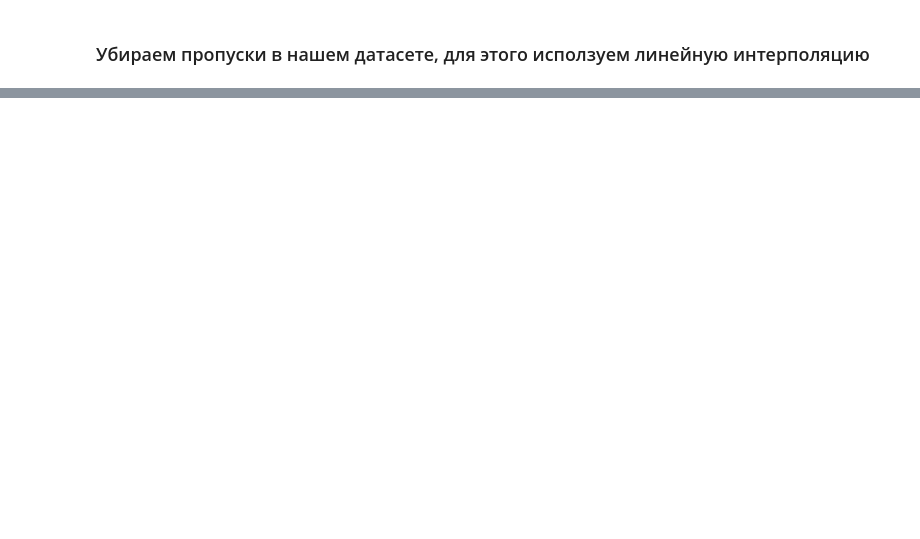
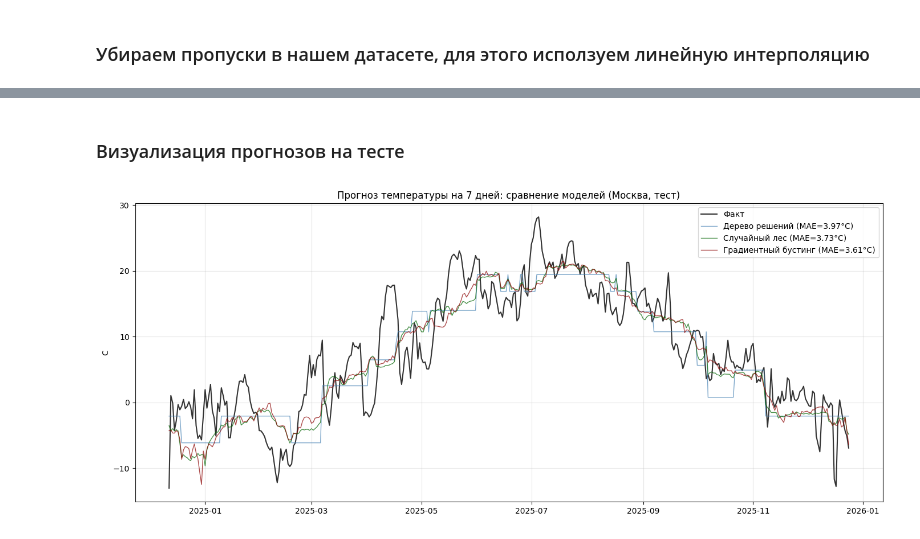
Before and after one commit to chubinho/Lab-2-Frameworks, a Jupyter notebook: lab2.ipynb, the cells around one changed output, grey strips where cells are left out. Saved outputs shown, nothing was run; the diff lists cells and outputs as text; code cells hidden in the pictures; blank space fills up the shorter version.

```diff
--- a/lab2.ipynb
+++ b/lab2.ipynb
@@ -220,0 +840,25 @@ KeyError: 'city'
+# %%
+models = {
+    'Дерево решений': DecisionTreeRegressor(**study_dt.best_params, random_state=42),
+    'Случайный лес': RandomForestRegressor(**study_rf.best_params, random_state=42, n_jobs=-1),
+    'Градиентный бустинг': GradientBoostingRegressor(**study_gb.best_params, random_state=42),
+}
+
+results = {}
+for name, model in models.items():
+    model.fit(X_train, y_train)
+    pred_train = model.predict(X_train)
+    pred_val = model.predict(X_val)
+    pred_test = model.predict(X_test)
+
+    results[name] = {
+        'MAE_train': mean_absolute_error(y_train, pred_train),
+        'MAE_val': mean_absolute_error(y_val, pred_val),
+        'MAE_test': mean_absolute_error(y_test, pred_test),
+        'pred_test': pred_test
+    }
+
+    print(f"\n{name}:")
+    print(f"MAE train: {results[name]['MAE_train']:.3f}C")
+    print(f"MAE val:   {results[name]['MAE_val']:.3f}C")
+    print(f"MAE test:  {results[name]['MAE_test']:.3f}C")
@@ -220,0 +880,22 @@ KeyError: 'city'
+# %% [markdown]
+### Визуализация прогнозов на тесте
+# %%
+
+fig, ax = plt.subplots(figsize=(14, 6))
+
+ax.plot(y_test.index, y_test.values,
+        color='black', linewidth=1.5, label='Факт', alpha=0.8)
+
+colors = ['steelblue', 'darkgreen', 'darkred']
+for (name, res), color in zip(results.items(), colors):
+    ax.plot(y_test.index, res['pred_test'],
+            color=color, linewidth=1, alpha=0.7, label=f'{name} (MAE={res["MAE_test"]:.2f}°C)')
+
+ax.set_title('Прогноз температуры на 7 дней: сравнение моделей (Москва, тест)')
+ax.set_ylabel('C')
+ax.legend()
+ax.grid(True, alpha=0.3)
+plt.tight_layout()
+plt.show()
+# %% [output]
+[figure, added]
```
Also changed, not shown: parts of 59 cells of this notebook.
